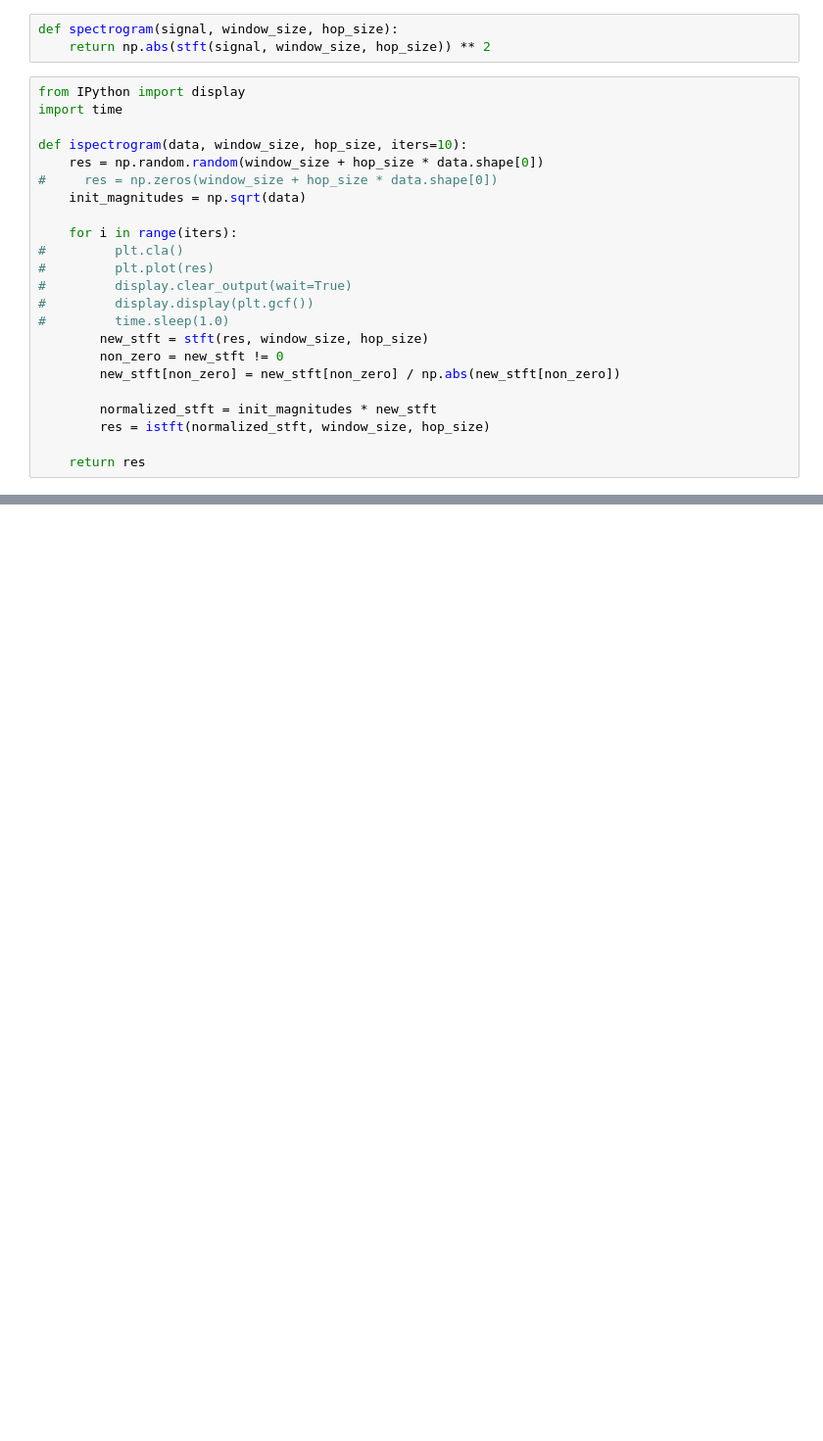
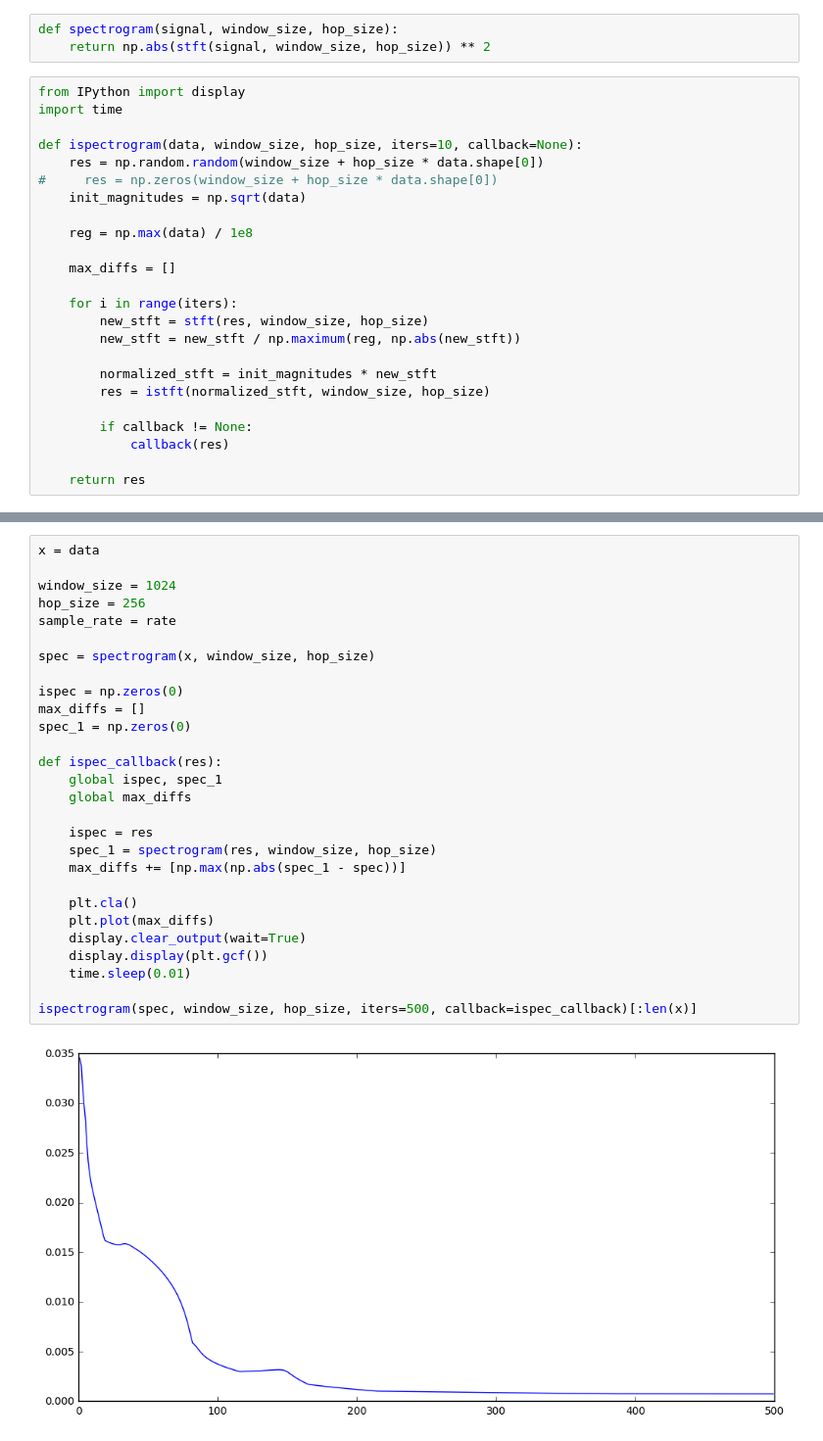
Before and after one commit to kharvd/spectrum-experiments, a Jupyter notebook: griffin_lim.ipynb, the cells around one changed output, grey strips where cells are left out. Shown at 98% size. Drawn from its saved outputs; the diff is of its cells as text; blank space fills up the shorter version.

```diff
--- a/griffin_lim.ipynb
+++ b/griffin_lim.ipynb
@@ -54,24 +54,25 @@ def spectrogram(signal, window_size, hop_size):
 from IPython import display
 import time
 
-def ispectrogram(data, window_size, hop_size, iters=10):
+def ispectrogram(data, window_size, hop_size, iters=10, callback=None):
     res = np.random.random(window_size + hop_size * data.shape[0])
 #     res = np.zeros(window_size + hop_size * data.shape[0])
     init_magnitudes = np.sqrt(data)
 
+    reg = np.max(data) / 1e8
+
+    max_diffs = []
+
     for i in range(iters):
-#         plt.cla()
-#         plt.plot(res)
-#         display.clear_output(wait=True)
-#         display.display(plt.gcf())
-#         time.sleep(1.0)
         new_stft = stft(res, window_size, hop_size)
-        non_zero = new_stft != 0
-        new_stft[non_zero] = new_stft[non_zero] / np.abs(new_stft[non_zero])
+        new_stft = new_stft / np.maximum(reg, np.abs(new_stft))
 
         normalized_stft = init_magnitudes * new_stft
         res = istft(normalized_stft, window_size, hop_size)
 
+        if callback != None:
+            callback(res)
+
     return res
 # %%
 f0 = 440
@@ -120,0 +122,30 @@ plt.colorbar()
+# %%
+x = data
+
+window_size = 1024
+hop_size = 256
+sample_rate = rate
+
+spec = spectrogram(x, window_size, hop_size)
+
+ispec = np.zeros(0)
+max_diffs = []
+spec_1 = np.zeros(0)
+
+def ispec_callback(res):
+    global ispec, spec_1
+    global max_diffs
+
+    ispec = res
+    spec_1 = spectrogram(res, window_size, hop_size)
+    max_diffs += [np.max(np.abs(spec_1 - spec))]
+
+    plt.cla()
+    plt.plot(max_diffs)
+    display.clear_output(wait=True)
+    display.display(plt.gcf())
+    time.sleep(0.01)
+
+ispectrogram(spec, window_size, hop_size, iters=500, callback=ispec_callback)[:len(x)]
+# %% [output]
+[figure, added]
```
Also changed, not shown: parts of 11 cells of this notebook, 1 other file.
